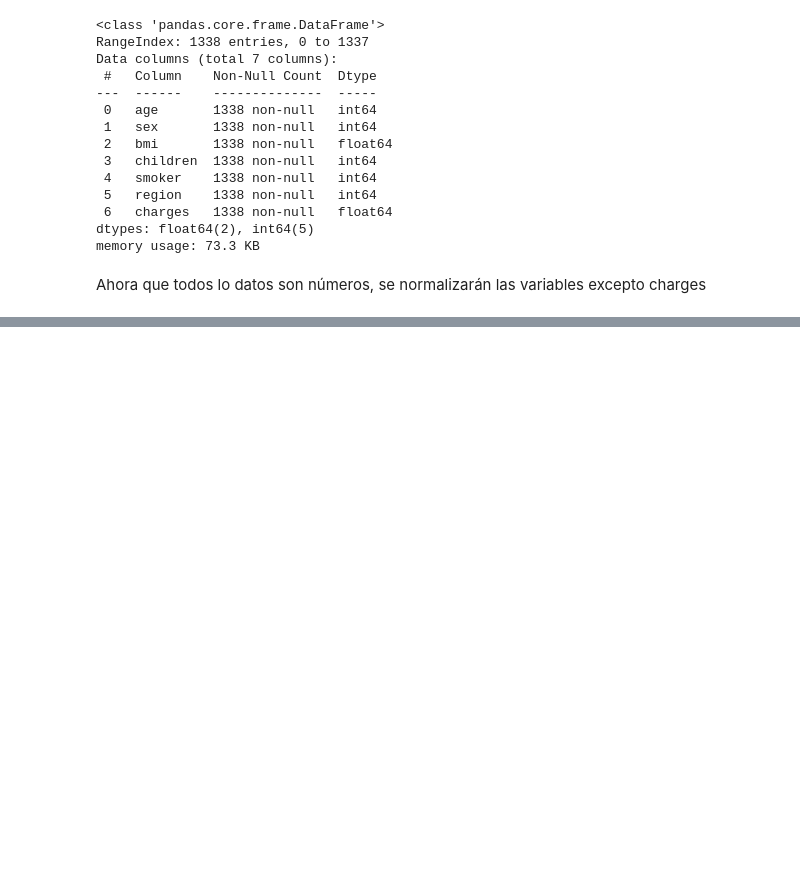
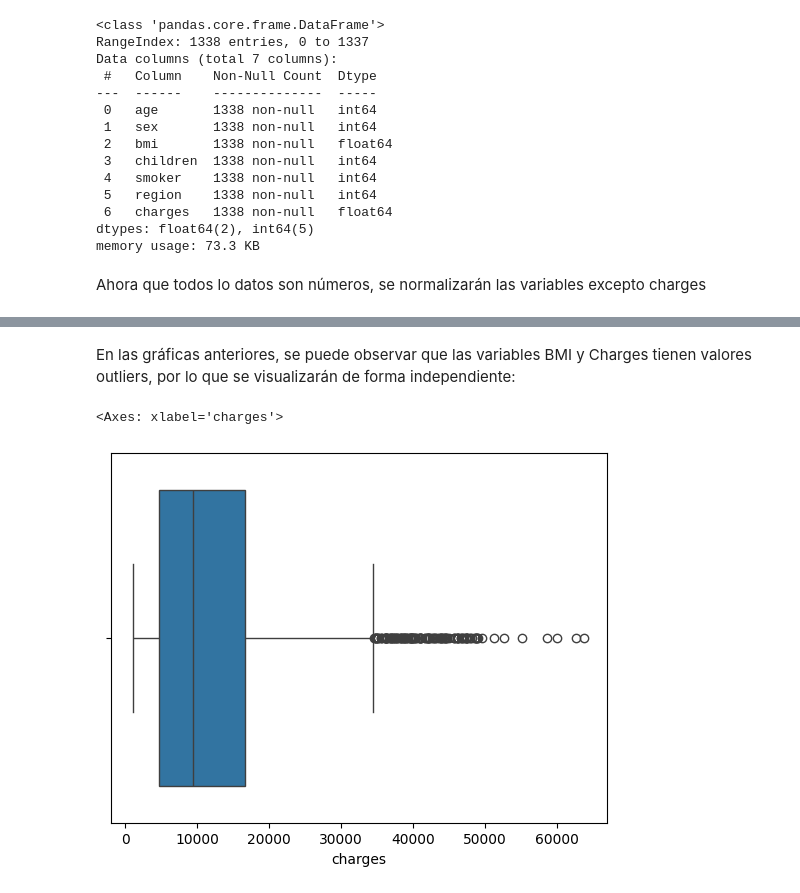
Before and after one commit to Bere333/linear_regression, a Jupyter notebook: src/linear_regresion_explore.ipynb, the cells around one changed output, grey strips where cells are left out. Drawn from its saved outputs; the diff is of its cells as text; code cells hidden in the pictures; blank space fills up the shorter version.

```diff
--- a/src/linear_regresion_explore.ipynb
+++ b/src/linear_regresion_explore.ipynb
@@ -95,0 +105,10 @@ Ahora que todos lo datos son números, se normalizarán las variables excepto ch
+# %% [markdown]
+En las gráficas anteriores, se puede observar que las variables BMI y Charges tienen valores outliers, por lo que se
+visualizarán de forma independiente:
+# %%
+import seaborn as sns
+
+sns.boxplot(x=train_data["charges"])
+# %% [output]
+<Axes: xlabel='charges'>
+[figure, added]
```
Also changed, not shown: parts of 2 cells of this notebook.
